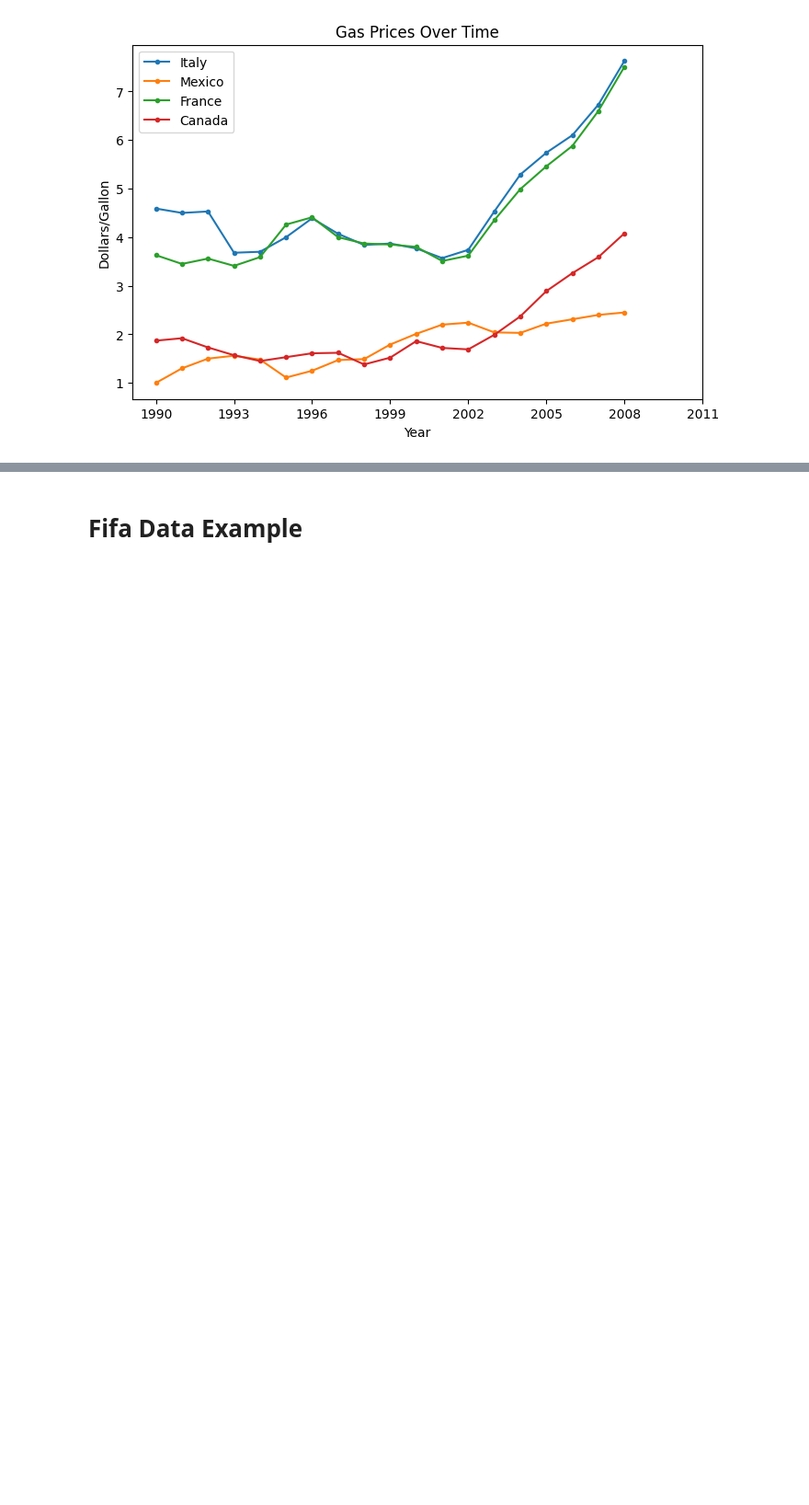
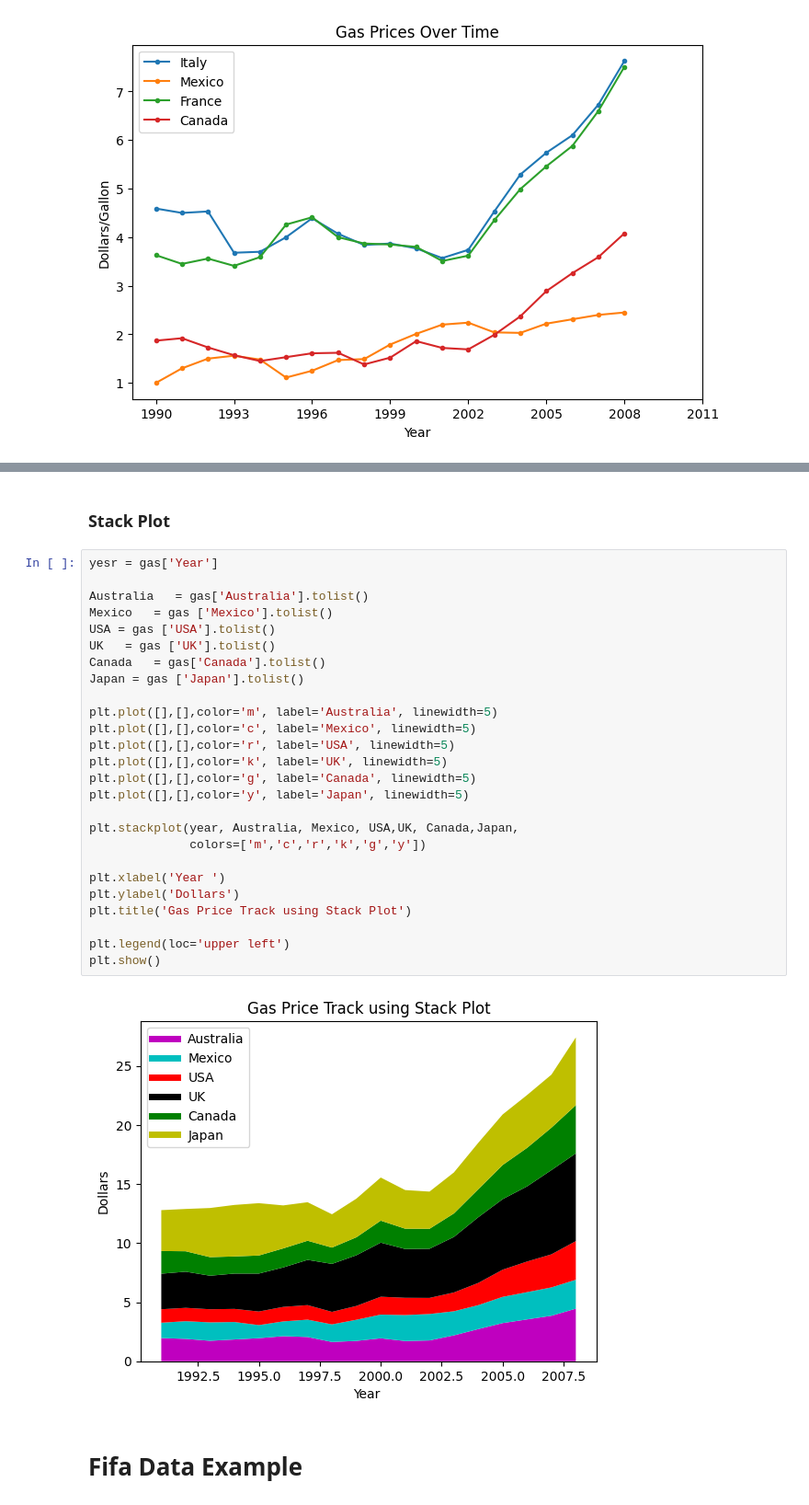
Before and after one commit to atkaridarshan04/Python, a Jupyter notebook: Matplotlib/Examples.ipynb, the cells around one changed output, grey strips where cells are left out. Shown at 92% size. Saved outputs shown, nothing was run; the diff lists cells and outputs as text; blank space fills up the shorter version.

```diff
--- a/Matplotlib/Examples.ipynb
+++ b/Matplotlib/Examples.ipynb
@@ -74,3 +104,33 @@ plt.show()
+# %% [markdown]
+### Stack Plot
+# %%
+yesr = gas['Year']
+
+Australia   = gas['Australia'].tolist()
+Mexico   = gas ['Mexico'].tolist()
+USA = gas ['USA'].tolist()
+UK   = gas ['UK'].tolist()
+Canada   = gas['Canada'].tolist()
+Japan = gas ['Japan'].tolist()
+
+plt.plot([],[],color='m', label='Australia', linewidth=5)
+plt.plot([],[],color='c', label='Mexico', linewidth=5)
+plt.plot([],[],color='r', label='USA', linewidth=5)
+plt.plot([],[],color='k', label='UK', linewidth=5)
+plt.plot([],[],color='g', label='Canada', linewidth=5)
+plt.plot([],[],color='y', label='Japan', linewidth=5)
+
+plt.stackplot(year, Australia, Mexico, USA,UK, Canada,Japan,
+              colors=['m','c','r','k','g','y'])
+
+plt.xlabel('Year ')
+plt.ylabel('Dollars')
+plt.title('Gas Price Track using Stack Plot')
+
+plt.legend(loc='upper left')
+plt.show()
+# %% [output]
+[figure, added]
 # %% [markdown]
 # Fifa Data Example
 # %%
```
Also changed, not shown: parts of 5 cells of this notebook, 1 other file.
